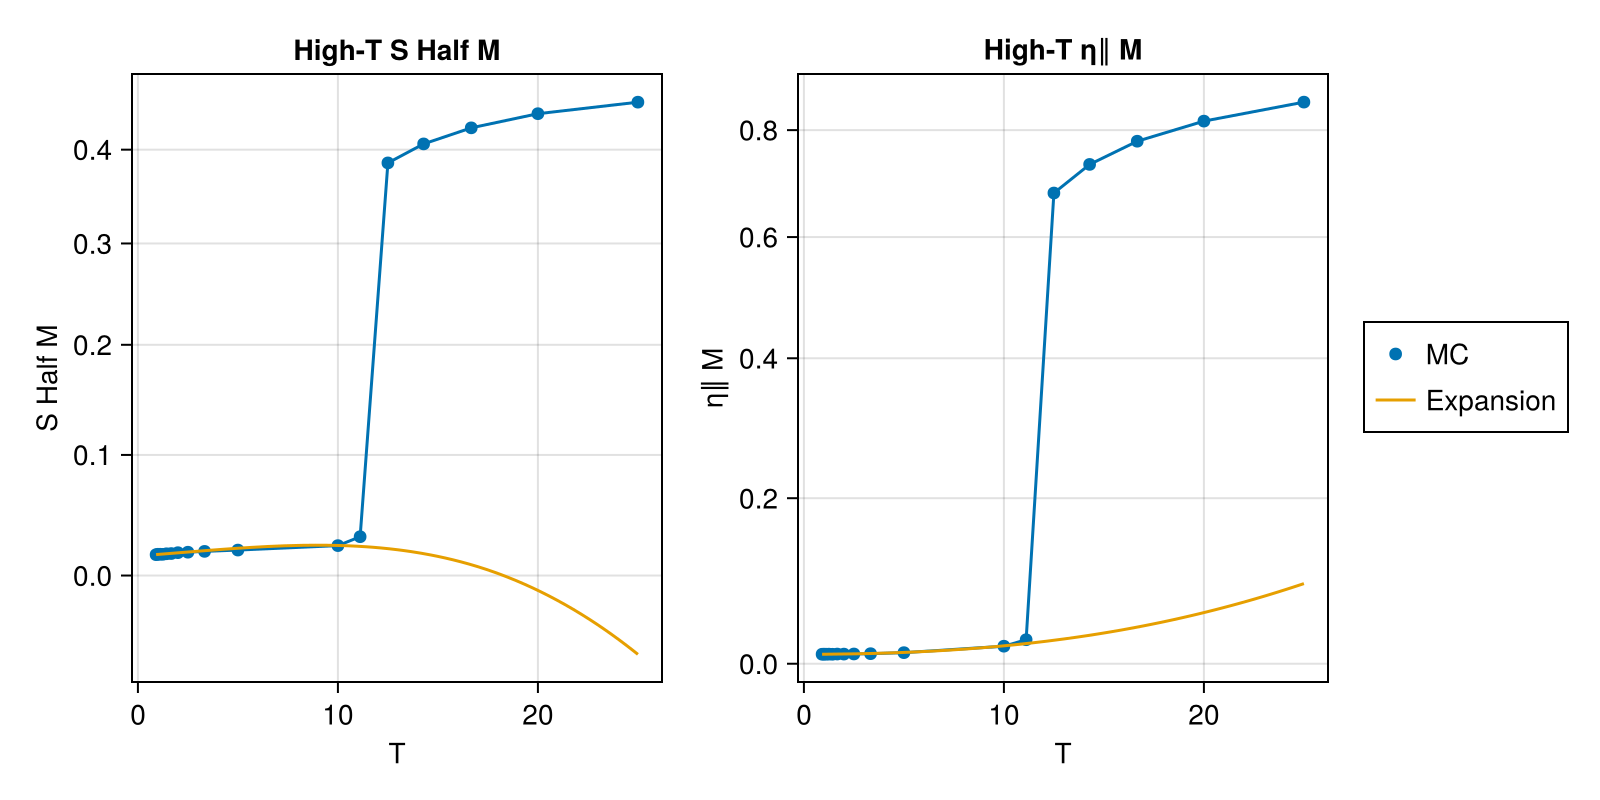
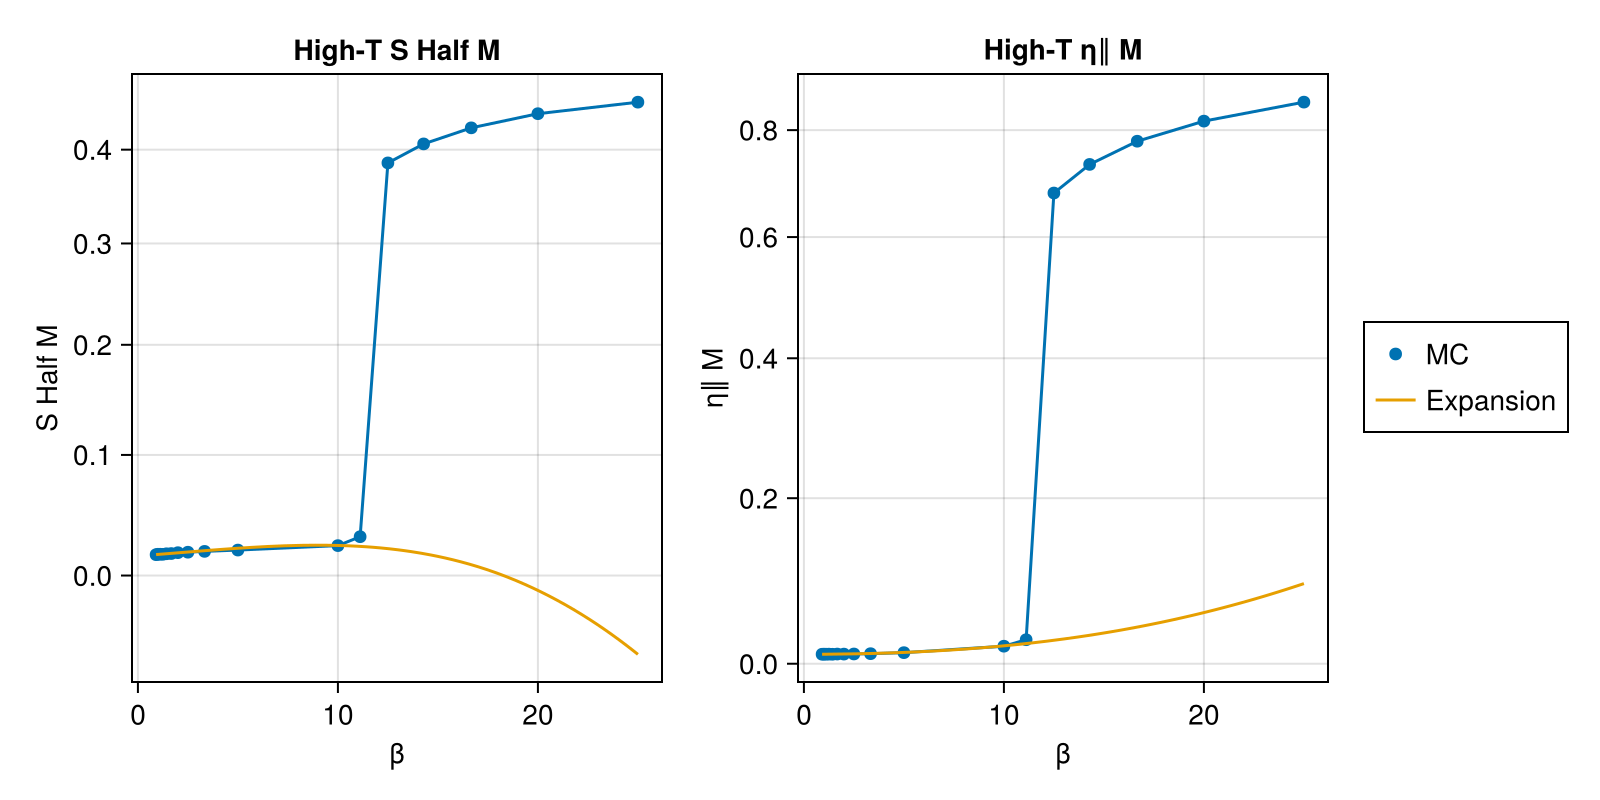
Code edit (unified diff) that turned the first committed figure into the second:
--- before
+++ after
@@ -1,7 +1,7 @@
 fig = Figure(size=(800,400))
-fig[1,1] = ax1 = Axis(fig, title="High-T S Half M", xlabel="T", ylabel="S Half M", yscale=Makie.pseudolog10)
+fig[1,1] = ax1 = Axis(fig, title="High-T S Half M", xlabel="β", ylabel="S Half M", yscale=Makie.pseudolog10)
 generate_plot!(ax1, :β, :sk_corr_half_M, results.data)
 lines!(ax1, (1/max_T)..(1/min_T), getexpansion("stripe", 3, "s") ∘ (T -> 1/T), label="Expansion")
-fig[1,2] = ax2 = Axis(fig, title="High-T η∥ M", xlabel="T", ylabel="η∥ M", yscale=Makie.pseudolog10)
+fig[1,2] = ax2 = Axis(fig, title="High-T η∥ M", xlabel="β", ylabel="η∥ M", yscale=Makie.pseudolog10)
 generate_plot!(ax2, :β, :ηk_corr_M, results.data, label="MC") do ηk
     real.(getindex.(ηk, 1, 1) + getindex.(ηk, 2, 2))
@@ -9,3 +9,4 @@
 lines!(ax2, (1/max_T)..(1/min_T), getexpansion("stripe", 3, "η") ∘ (T -> 1/T), label="Expansion")
 Legend(fig[1,3], ax2)
+save("plots/stripe_highT_mag.png", fig)
 fig

Commit: Correct xlabel on stripe mag plot